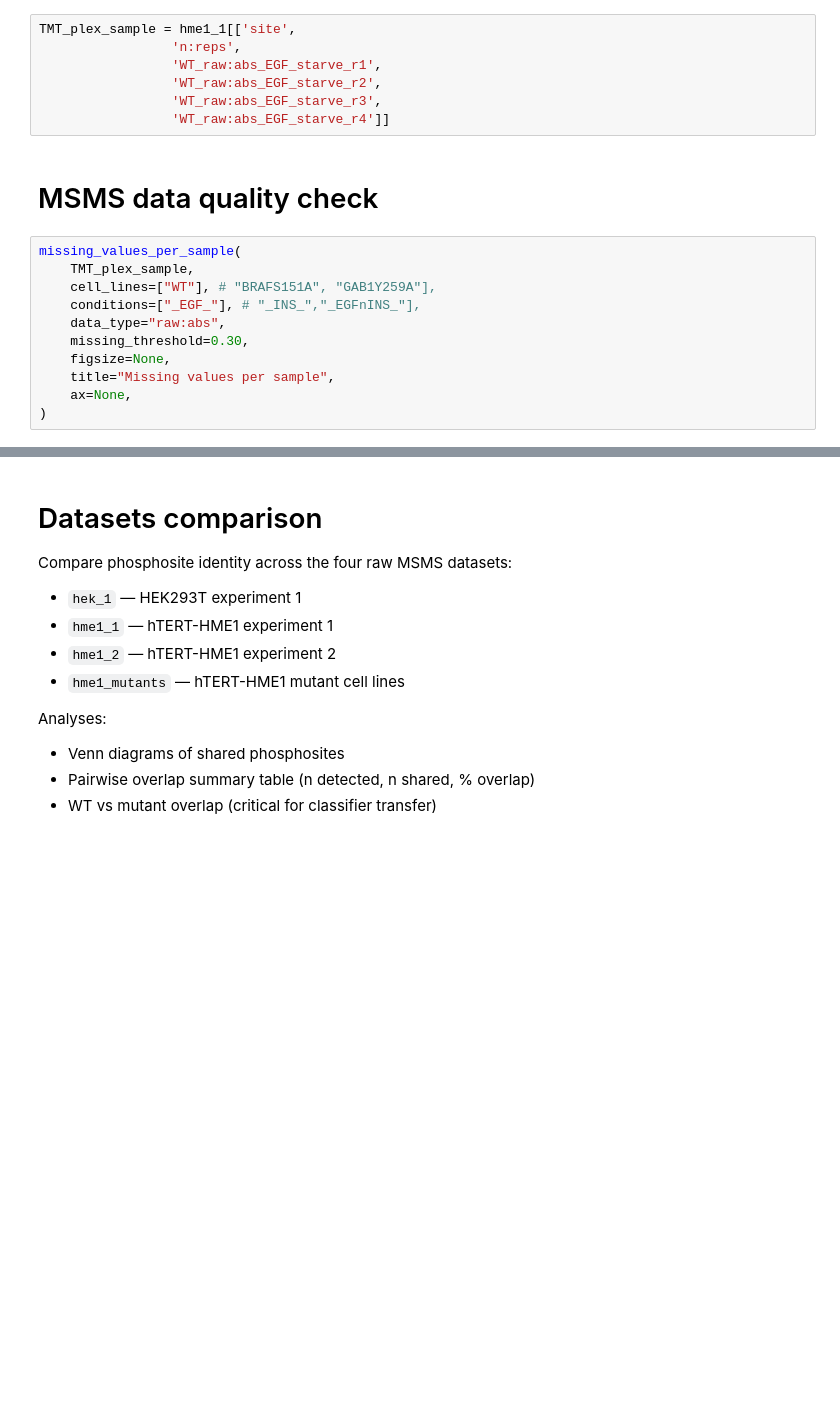
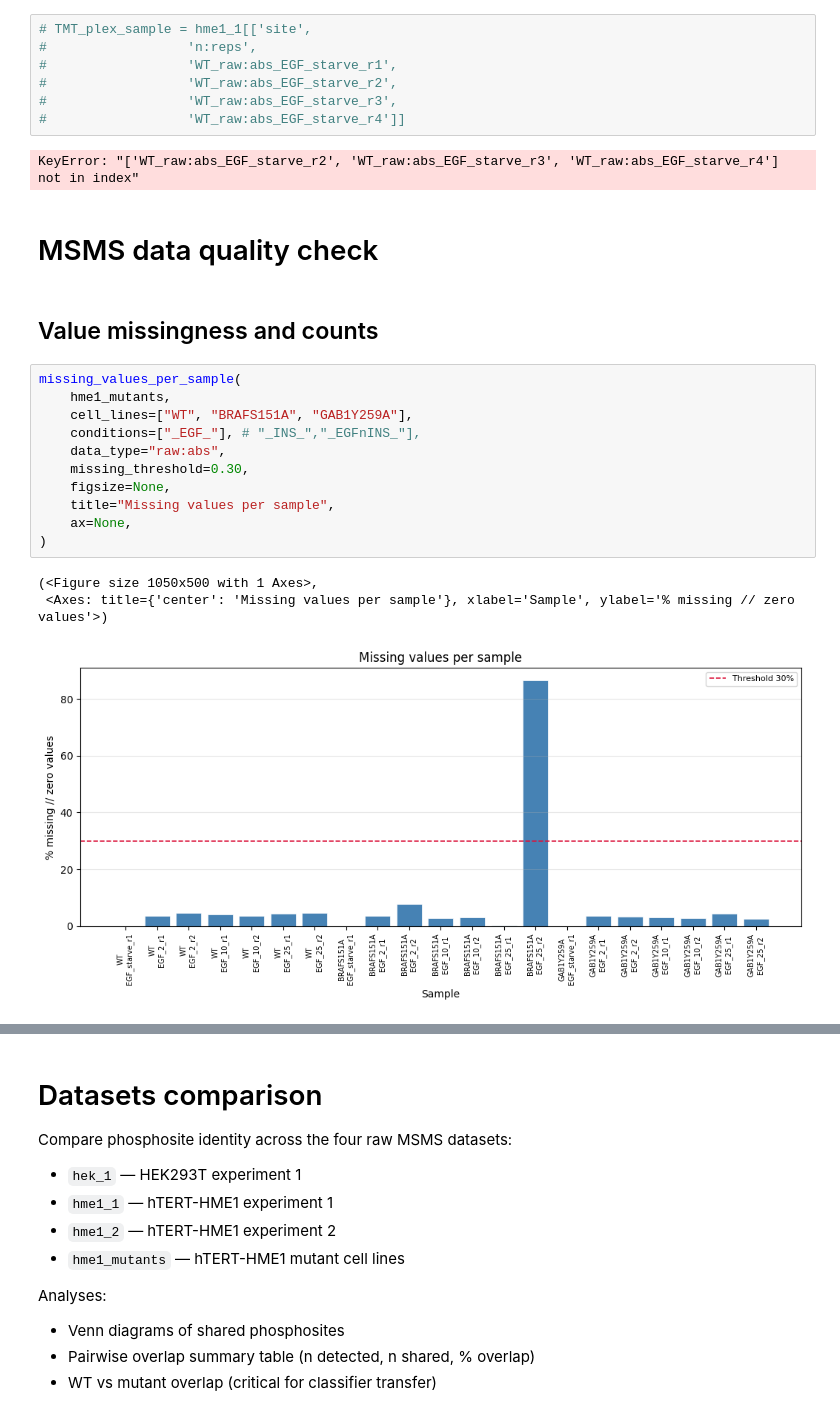
Before and after one commit to IgnacioNavas/TMT_Data_analysis, a Jupyter notebook: notebooks/02_qc/MSMS_data_QC.ipynb, the cells around one changed output, grey strips where cells are left out. Drawn from its saved outputs; the diff is of its cells as text; blank space fills up the shorter version.

```diff
--- a/notebooks/02_qc/MSMS_data_QC.ipynb
+++ b/notebooks/02_qc/MSMS_data_QC.ipynb
@@ -8,24 +9,32 @@ hme1_2 = pd.read_csv("../../Experiment/hme1_2/Data/Processed/20260709_hTERT_HEM1
 hek_1 = pd.read_csv("../../Experiment/hek_1/Data/Processed/20260709_HEK293T_processed_phPlus.tsv", sep="\t", low_memory=False)
 hme1_mutants = pd.read_csv("../../Experiment/hme1_mutants_test/Data/Processed/20260709_hTERT_HME1_mutants_processed_phPlus_filtered.tsv", sep="\t", low_memory=False)
 # %%
-TMT_plex_sample = hme1_1[['site',
-                 'n:reps',
-                 'WT_raw:abs_EGF_starve_r1',
-                 'WT_raw:abs_EGF_starve_r2',
-                 'WT_raw:abs_EGF_starve_r3',
-                 'WT_raw:abs_EGF_starve_r4']]
+# TMT_plex_sample = hme1_1[['site',
+#                  'n:reps',
+#                  'WT_raw:abs_EGF_starve_r1',
+#                  'WT_raw:abs_EGF_starve_r2',
+#                  'WT_raw:abs_EGF_starve_r3',
+#                  'WT_raw:abs_EGF_starve_r4']]
+# %% [output]
+KeyError: "['WT_raw:abs_EGF_starve_r2', 'WT_raw:abs_EGF_starve_r3', 'WT_raw:abs_EGF_starve_r4'] not in index"
 # %% [markdown]
 # MSMS data quality check
+# %% [markdown]
+## Value missingness and counts
 # %%
 missing_values_per_sample(
-    TMT_plex_sample,
-    cell_lines=["WT"], # "BRAFS151A", "GAB1Y259A"],
+    hme1_mutants,
+    cell_lines=["WT", "BRAFS151A", "GAB1Y259A"],
     conditions=["_EGF_"], # "_INS_","_EGFnINS_"],
     data_type="raw:abs",
     missing_threshold=0.30,
     figsize=None,
     title="Missing values per sample",
     ax=None,
 )
+# %% [output]
+(<Figure size 1050x500 with 1 Axes>,
+ <Axes: title={'center': 'Missing values per sample'}, xlabel='Sample', ylabel='% missing // zero values'>)
+[figure, added]
 # %%
 peptide_count_per_sample(
```
Also changed, not shown: parts of 19 cells of this notebook, 6 other files.
